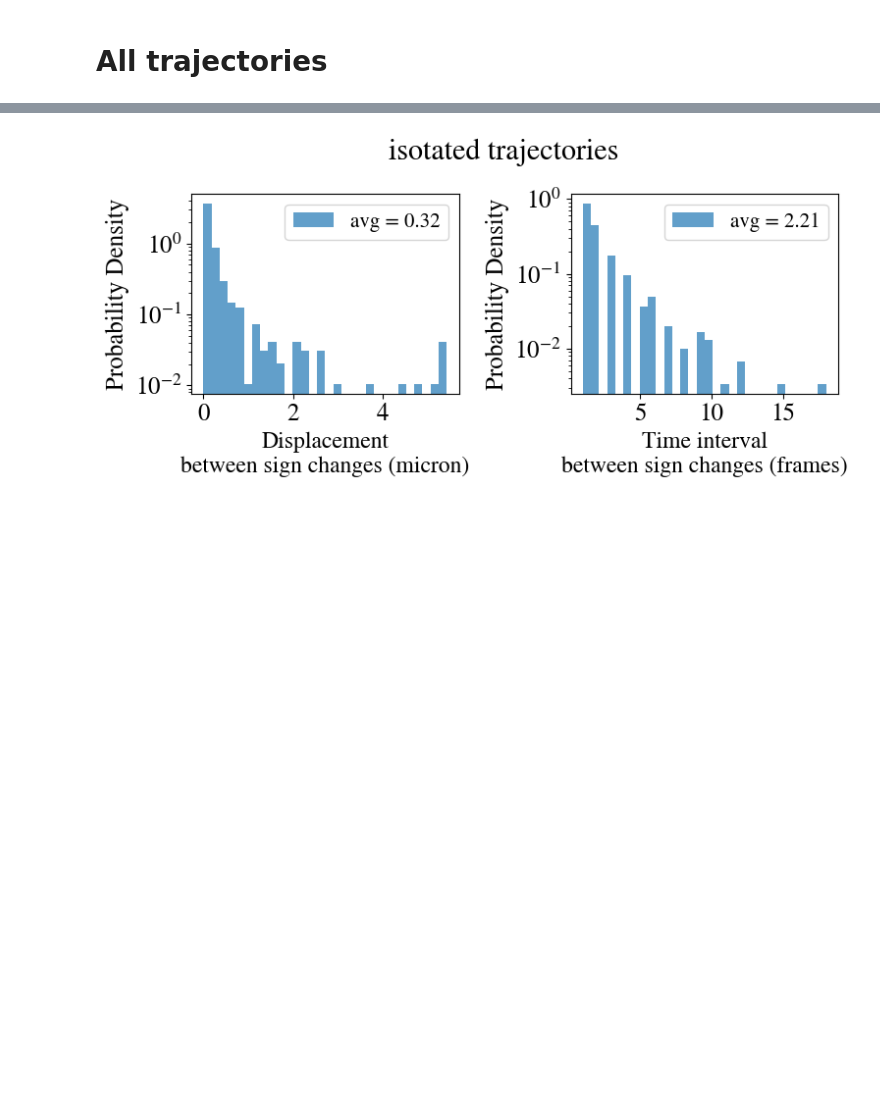
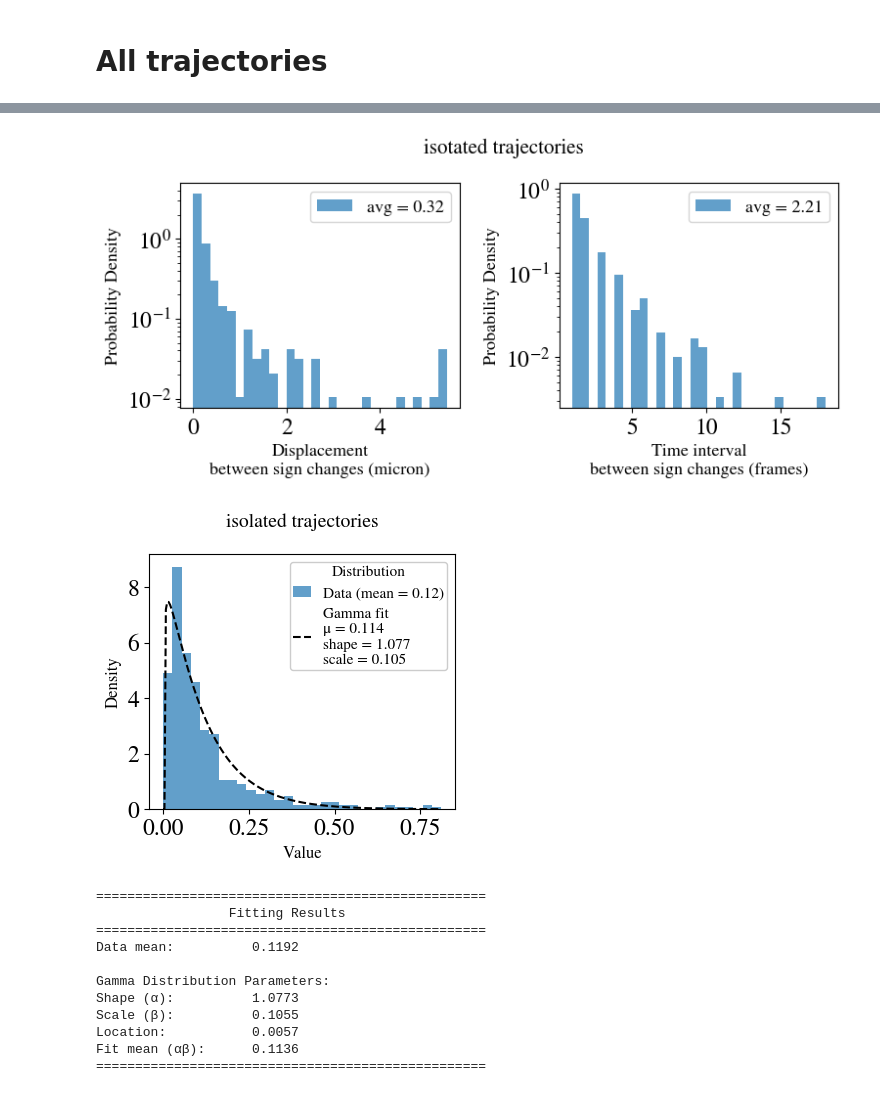
Before and after one commit to jannesantana/bacteria, a Jupyter notebook: persistency_length_time.ipynb, the cells around one changed output, grey strips where cells are left out. Saved outputs shown, nothing was run; the diff lists cells and outputs as text; code cells hidden in the pictures; blank space fills up the shorter version.

```diff
--- a/persistency_length_time.ipynb
+++ b/persistency_length_time.ipynb
@@ -3,13 +3,13 @@ import matplotlib.pyplot as plt
 import numpy as np
 import matplotlib
 from scipy.ndimage import gaussian_filter1d
-from scipy.stats import expon
+from scipy.stats import expon,gamma
 
 import pandas as pd
 
 matplotlib.rcParams['mathtext.fontset'] = 'stix'
 matplotlib.rcParams['font.family'] = 'STIXGeneral'
-matplotlib.rcParams['font.size'] = 18
+matplotlib.rcParams['font.size'] = 17
 
 from scipy.optimize import curve_fit
 # %%
@@ -302,3 +442,4 @@ for id in computed_ids_isolated:
     results = persistence_intervals(x,y,vx,vy,time,if_plot=True,title3=f'id = {id}')
     all_displacements_isolated+=list(results['displacements'])
     all_time_intervals_isolated += list(results['time_intervals'])
+data_speed = np.array(all_displacements_isolated)/np.array(all_time_intervals_isolated)
@@ -312,19 +446,39 @@ for id in computed_ids_isolated:
 # %%
 plt.figure(figsize=(8,4),layout='tight')
 plt.subplot(1,2,1)
 plt.hist(all_displacements_isolated, bins=30, density=True, alpha=0.7,label=f'avg = {np.mean(all_displacements_isolated):.2f}')
-plt.xlabel("Displacement\nbetween sign changes (micron)",fontsize=17)
-plt.ylabel("Probability Density")
-plt.legend(fontsize=15)
+plt.xlabel("Displacement\nbetween sign changes (micron)",fontsize=13)
+plt.ylabel("Probability Density",fontsize=13)
+plt.legend(fontsize=13)
 plt.semilogy()
 
 plt.subplot(1,2,2)
 plt.hist(all_time_intervals_isolated, bins=30, density=True, alpha=0.7,label=f'avg = {np.mean(all_time_intervals_isolated):.2f}')
-plt.xlabel("Time interval\nbetween sign changes (frames)",fontsize=17)
-plt.ylabel("Probability Density")
-plt.legend(fontsize=15)
+plt.xlabel("Time interval\nbetween sign changes (frames)",fontsize=13)
+plt.ylabel("Probability Density",fontsize=13)
+plt.legend(fontsize=13)
 plt.semilogy()
-plt.suptitle('isotated trajectories',y=0.93,x=0.54)
+plt.suptitle('isotated trajectories',y=0.93,x=0.54,fontsize=15)
 plt.show()
+
+# plt.figure(figsize=(5,5),layout='tight')
+# plt.hist(data_speed, bins=30, density=True, alpha=0.7)
+# plt.xlabel('length / time (micron/s)')
+# plt.ylabel("Probability Density")
+# plt.semilogy()
+# plt.show()
+results_isolated = plot_expon_gamma_fit(data_speed,30,dist = 'Gamma',title='isolated trajectories',semilog=None)
 # %% [output]
-[figure, old version]
+[figure, new version]
+[figure, added]
+==================================================
+                 Fitting Results
+==================================================
+Data mean:          0.1192
+
+Gamma Distribution Parameters:
+Shape (α):          1.0773
+Scale (β):          0.1055
+Location:           0.0057
+Fit mean (αβ):      0.1136
+==================================================
```
Also changed, not shown: parts of 4 cells of this notebook, 6 other files.
